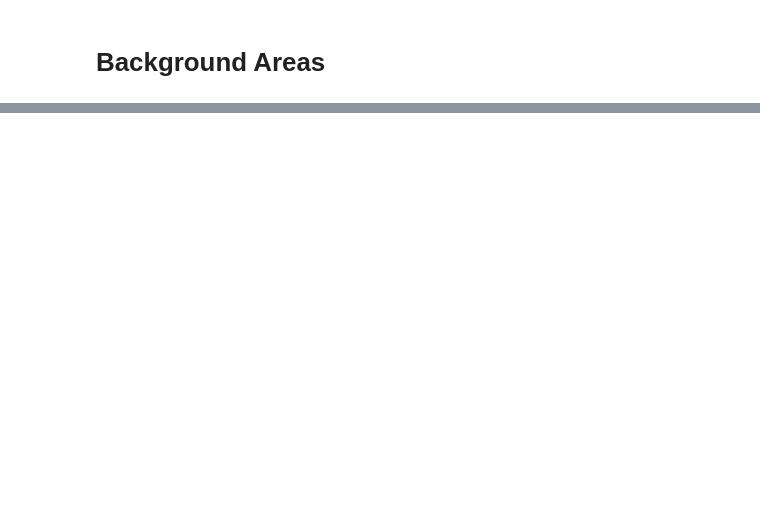
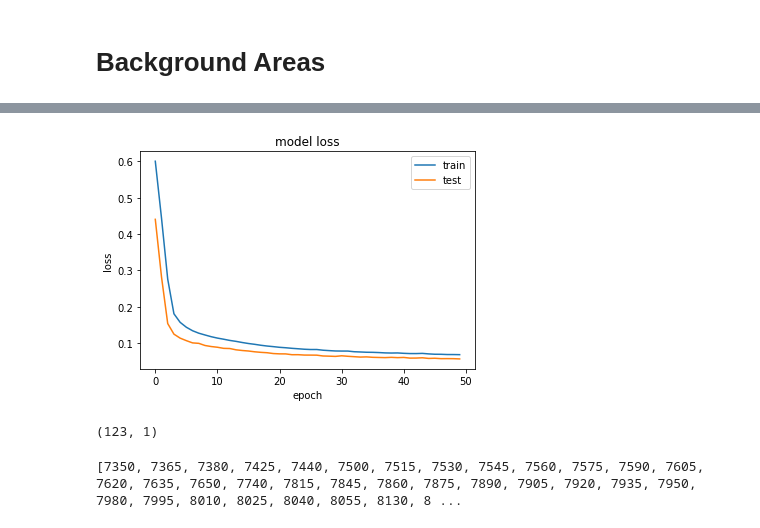
Before and after one commit to erenkopuz/FYP, a Jupyter notebook: video_processing/process_video.ipynb, the cells around one changed output, grey strips where cells are left out. Cells and saved outputs as stored; diff of their text form; code cells hidden in the pictures; blank space fills up the shorter version.

```diff
--- a/video_processing/process_video.ipynb
+++ b/video_processing/process_video.ipynb
@@ -553,0 +646,3 @@ KeyboardInterrupt:
+# %%
+grids = np.load("grid_arrays/grids.npy")
+frameIds = np.load("grid_arrays/frameIds.npy")
@@ -553,0 +700,4 @@ KeyboardInterrupt:
+# %%
+test_size=0.2
+
+train_end_ind = round((1-test_size)*len(grids))
@@ -553,0 +817,17 @@ KeyboardInterrupt:
+# %%
+print(grids.shape)
+
+
+
+X_train, X_test = grids.reshape((len(grids), grids.shape[1], grids.shape[2], 1))[:train_end_ind], grids.reshape((len(grids), grids.shape[1], grids.shape[2], 1))[train_end_ind:]
+Id_train, Id_test = frameIds[:train_end_ind], frameIds[train_end_ind:]
+
+print(len(grids))
+
+#X_train, X_test, Id_train, Id_test = train_test_split(grids.reshape((len(grids), np.prod(grids.shape[1:]))), frameIds, test_size=0.2, random_state=RANDOM_SEED)
+
+print(grids.shape)
+
+print(X_train.shape)
+print(X_test.shape)
+print(34*60)
@@ -553,0 +870,12 @@ KeyboardInterrupt:
+# %%
+checkpointer = ModelCheckpoint(filepath="models/model_2D_conv.h5",
+                               verbose=0,
+                               save_best_only=True)
+
+
+history = autoencoder.fit(X_train, X_train,
+                epochs=50,
+                batch_size=batch_size,
+                shuffle=True,
+                validation_data=(X_test, X_test),
+                callbacks=[checkpointer]).history
@@ -553,0 +922,9 @@ KeyboardInterrupt:
+# %%
+plt.plot(history['loss'])
+plt.plot(history['val_loss'])
+plt.title('model loss')
+plt.ylabel('loss')
+plt.xlabel('epoch')
+plt.legend(['train', 'test'], loc='upper right');
+# %% [output]
+[figure, added]
@@ -553,0 +933,19 @@ KeyboardInterrupt:
+# %%
+mse = np.mean(np.power(X_test - predictions, 2), axis=(1,2))
+print(mse.shape)
+error_df = pd.DataFrame({'reconstruction_error': mse.reshape((len(mse),)),
+                        'frameId': Id_test})
+# %% [output]
+(123, 1)
+# %%
+threshold = 0.015
+
+y_pred = [1 if e > threshold else 0 for e in error_df.reconstruction_error.values]
+pred_frameIds = []
+for y,frameId in zip(y_pred, Id_test):
+    if y==1:
+        pred_frameIds.append(frameId)
+pred_frameIds.sort()
+print(pred_frameIds)
+# %% [output]
+[7350, 7365, 7380, 7425, 7440, 7500, 7515, 7530, 7545, 7560, 7575, 7590, 7605, 7620, 7635, 7650, 7740, 7815, 7845, 7860, 7875, 7890, 7905, 7920, 7935, 7950, 7980, 7995, 8010, 8025, 8040, 8055, 8130, 8 ...
```
Also changed, not shown: parts of 31 cells of this notebook.
